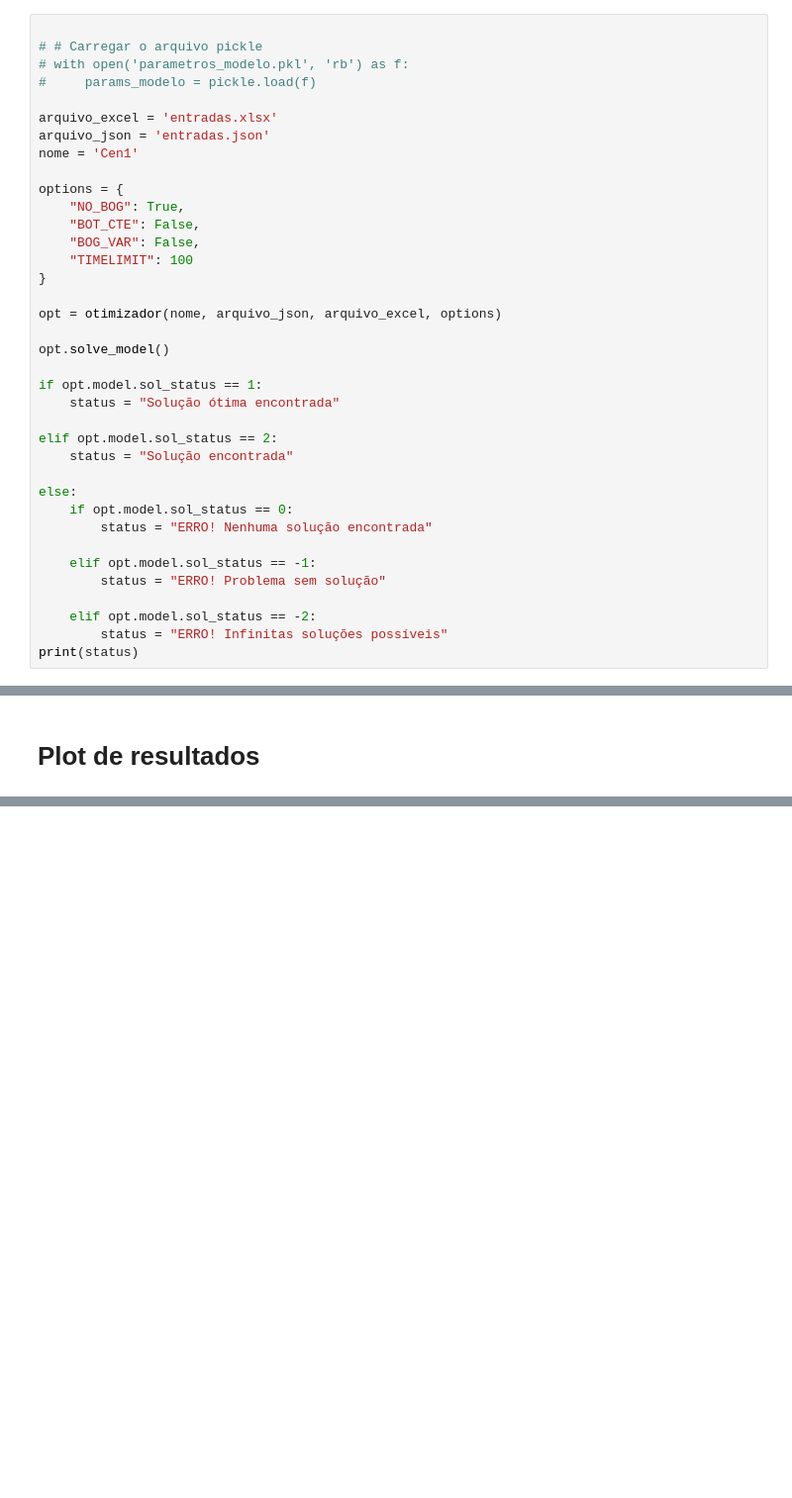
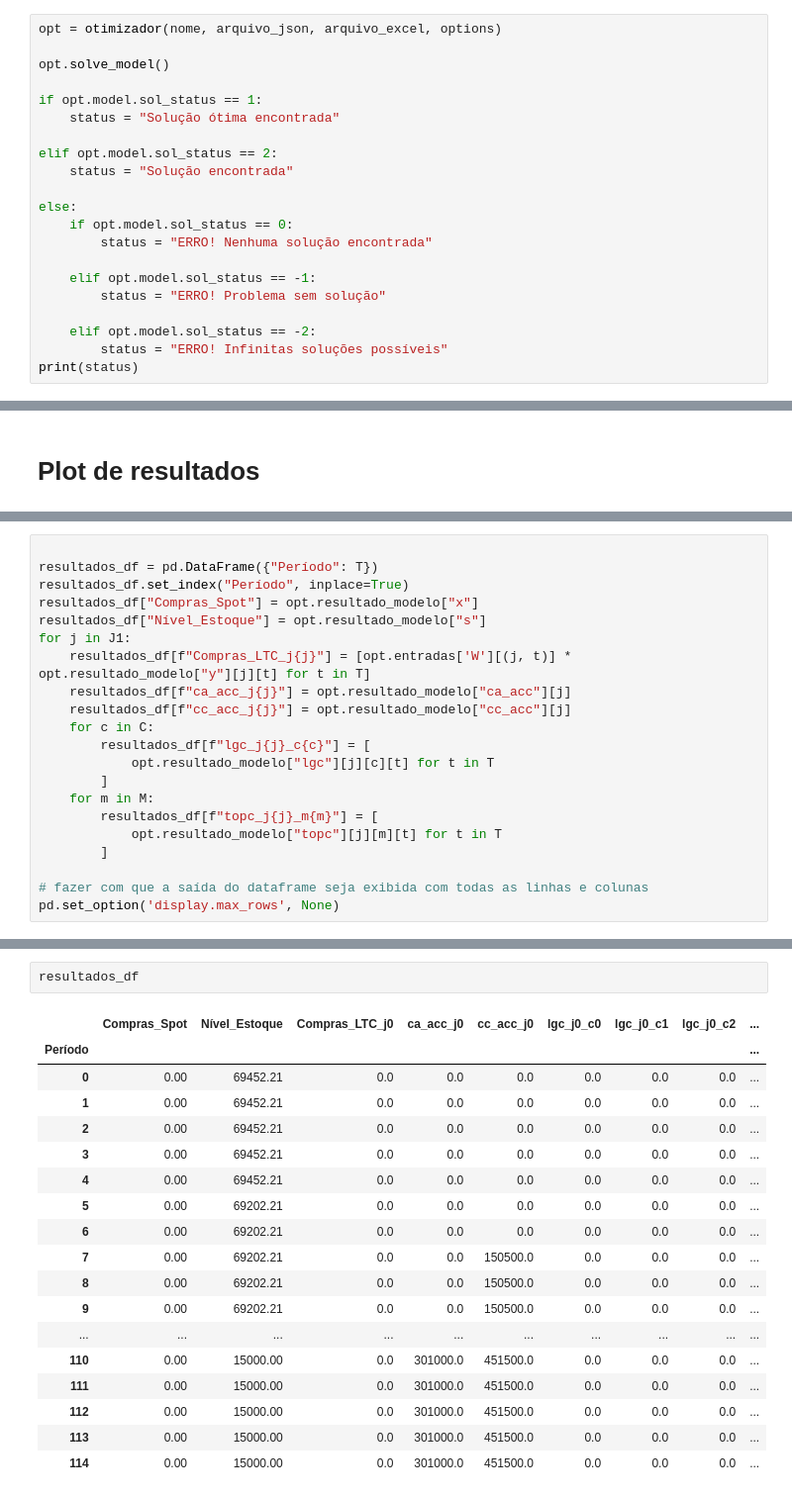
Before and after one commit to gbcfreitas/LNGinventoryopt, a Jupyter notebook: simular.ipynb, the cells around one changed output, grey strips where cells are left out. Shown at 99% size. Drawn from its saved outputs; the diff is of its cells as text; blank space fills up the shorter version.

```diff
--- a/simular.ipynb
+++ b/simular.ipynb
@@ -26,20 +119,4 @@ logging.getLogger().setLevel(logging.INFO)
 # %%
-
-# # Carregar o arquivo pickle
-# with open('parametros_modelo.pkl', 'rb') as f:
-#     params_modelo = pickle.load(f)
-
-arquivo_excel = 'entradas.xlsx'
-arquivo_json = 'entradas.json'
-nome = 'Cen1'
-
-options = {
-    "NO_BOG": True,
-    "BOT_CTE": False,
-    "BOG_VAR": False,
-    "TIMELIMIT": 100
-}
-
 opt = otimizador(nome, arquivo_json, arquivo_excel, options)
 
 opt.solve_model()
@@ -219,0 +398,21 @@ opt.resultado_modelo
+# %%
+
+resultados_df = pd.DataFrame({"Período": T})
+resultados_df.set_index("Período", inplace=True)
+resultados_df["Compras_Spot"] = opt.resultado_modelo["x"]
+resultados_df["Nível_Estoque"] = opt.resultado_modelo["s"]
+for j in J1:
+    resultados_df[f"Compras_LTC_j{j}"] = [opt.entradas['W'][(j, t)] * opt.resultado_modelo["y"][j][t] for t in T]
+    resultados_df[f"ca_acc_j{j}"] = opt.resultado_modelo["ca_acc"][j]
+    resultados_df[f"cc_acc_j{j}"] = opt.resultado_modelo["cc_acc"][j]
+    for c in C:
+        resultados_df[f"lgc_j{j}_c{c}"] = [
+            opt.resultado_modelo["lgc"][j][c][t] for t in T
+        ]
+    for m in M:
+        resultados_df[f"topc_j{j}_m{m}"] = [
+            opt.resultado_modelo["topc"][j][m][t] for t in T
+        ]
+
+# fazer com que a saída do dataframe seja exibida com todas as linhas e colunas
+pd.set_option('display.max_rows', None)
@@ -220 +427,22 @@ opt.resultado_modelo
+# %%
+resultados_df
+# %% [output]
+|  | Compras_Spot | Nível_Estoque | Compras_LTC_j0 | ca_acc_j0 | cc_acc_j0 | lgc_j0_c0 | lgc_j0_c1 | lgc_j0_c2 | ... |
+| Período |  |  |  |  |  |  |  |  | ... |
+| 0 | 0.00 | 69452.21 | 0.0 | 0.0 | 0.0 | 0.0 | 0.0 | 0.0 | ... |
+| 1 | 0.00 | 69452.21 | 0.0 | 0.0 | 0.0 | 0.0 | 0.0 | 0.0 | ... |
+| 2 | 0.00 | 69452.21 | 0.0 | 0.0 | 0.0 | 0.0 | 0.0 | 0.0 | ... |
+| 3 | 0.00 | 69452.21 | 0.0 | 0.0 | 0.0 | 0.0 | 0.0 | 0.0 | ... |
+| 4 | 0.00 | 69452.21 | 0.0 | 0.0 | 0.0 | 0.0 | 0.0 | 0.0 | ... |
+| 5 | 0.00 | 69202.21 | 0.0 | 0.0 | 0.0 | 0.0 | 0.0 | 0.0 | ... |
+| 6 | 0.00 | 69202.21 | 0.0 | 0.0 | 0.0 | 0.0 | 0.0 | 0.0 | ... |
+| 7 | 0.00 | 69202.21 | 0.0 | 0.0 | 150500.0 | 0.0 | 0.0 | 0.0 | ... |
+| 8 | 0.00 | 69202.21 | 0.0 | 0.0 | 150500.0 | 0.0 | 0.0 | 0.0 | ... |
+| 9 | 0.00 | 69202.21 | 0.0 | 0.0 | 150500.0 | 0.0 | 0.0 | 0.0 | ... |
+| ... | ... | ... | ... | ... | ... | ... | ... | ... | ... |
+| 110 | 0.00 | 15000.00 | 0.0 | 301000.0 | 451500.0 | 0.0 | 0.0 | 0.0 | ... |
+| 111 | 0.00 | 15000.00 | 0.0 | 301000.0 | 451500.0 | 0.0 | 0.0 | 0.0 | ... |
+| 112 | 0.00 | 15000.00 | 0.0 | 301000.0 | 451500.0 | 0.0 | 0.0 | 0.0 | ... |
+| 113 | 0.00 | 15000.00 | 0.0 | 301000.0 | 451500.0 | 0.0 | 0.0 | 0.0 | ... |
+| 114 | 0.00 | 15000.00 | 0.0 | 301000.0 | 451500.0 | 0.0 | 0.0 | 0.0 | ... |
 # %%
```
Also changed, not shown: parts of 31 cells of this notebook, 25 other files.
